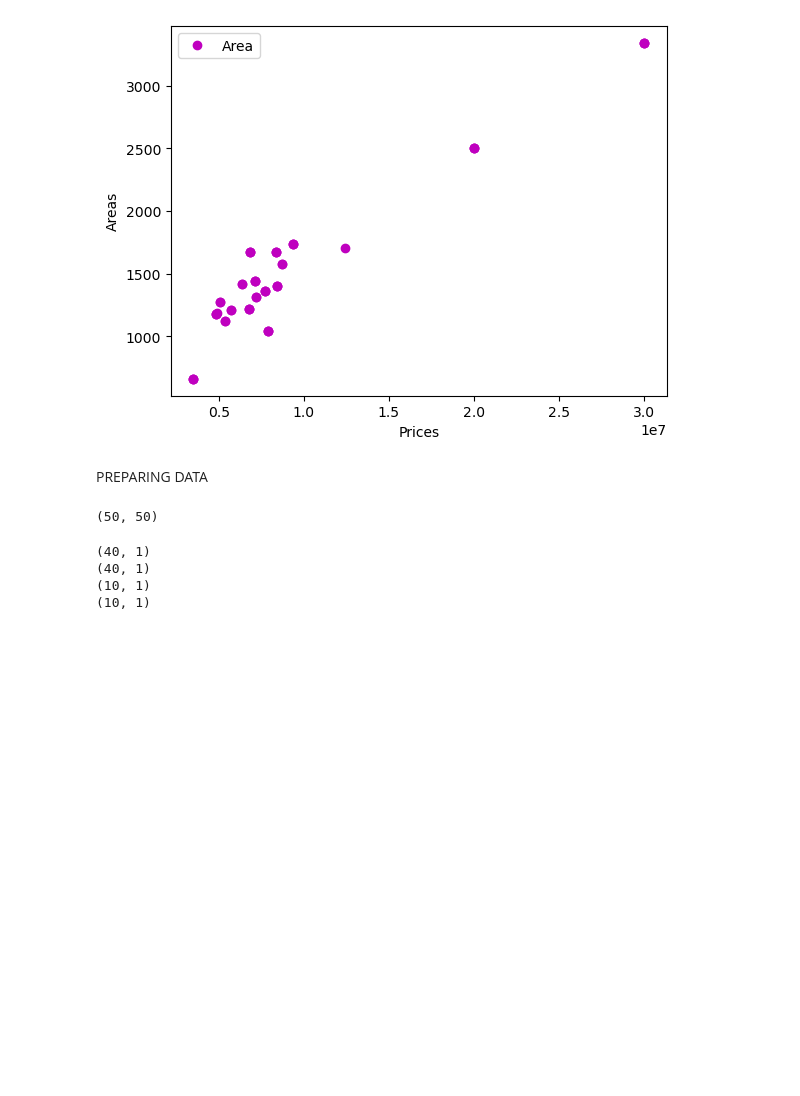
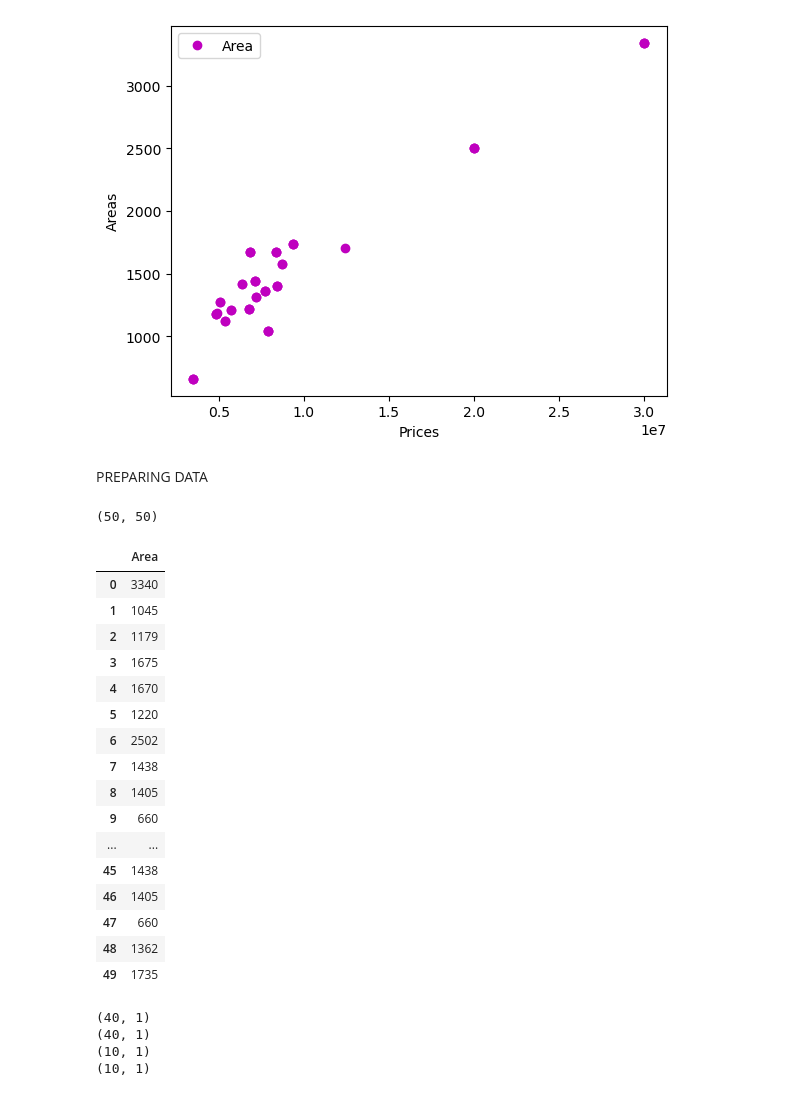
Before and after one commit to karthiksagarN/House-Price-Prediction-, a Jupyter notebook: housepricepred.ipynb, the cells around one changed output. Drawn from its saved outputs; the diff is of its cells as text; code cells hidden in the pictures; blank space fills up the shorter version.

```diff
--- a/housepricepred.ipynb
+++ b/housepricepred.ipynb
@@ -128,11 +128,31 @@ plt.show()
 # %% [markdown]
 PREPARING DATA
 # %%
-X = pd.DataFrame(_data_['Price'])
-Y = pd.DataFrame(_data_['Area'])
+X = pd.DataFrame(_data_['Area'])
+Y = pd.DataFrame(_data_['Price'])
 X.size,Y.size
 # %% [output]
 (50, 50)
+# %%
+X
+# %% [output]
+|  | Area |
+| 0 | 3340 |
+| 1 | 1045 |
+| 2 | 1179 |
+| 3 | 1675 |
+| 4 | 1670 |
+| 5 | 1220 |
+| 6 | 2502 |
+| 7 | 1438 |
+| 8 | 1405 |
+| 9 | 660 |
+| ... | ... |
+| 45 | 1438 |
+| 46 | 1405 |
+| 47 | 660 |
+| 48 | 1362 |
+| 49 | 1735 |
 # %%
 from sklearn.model_selection import train_test_split
 X_train, X_test, Y_train, Y_test = train_test_split(X, Y, test_size = 0.20, random_state = 1)
```
Also changed, not shown: parts of 14 cells of this notebook, 2 other files.
